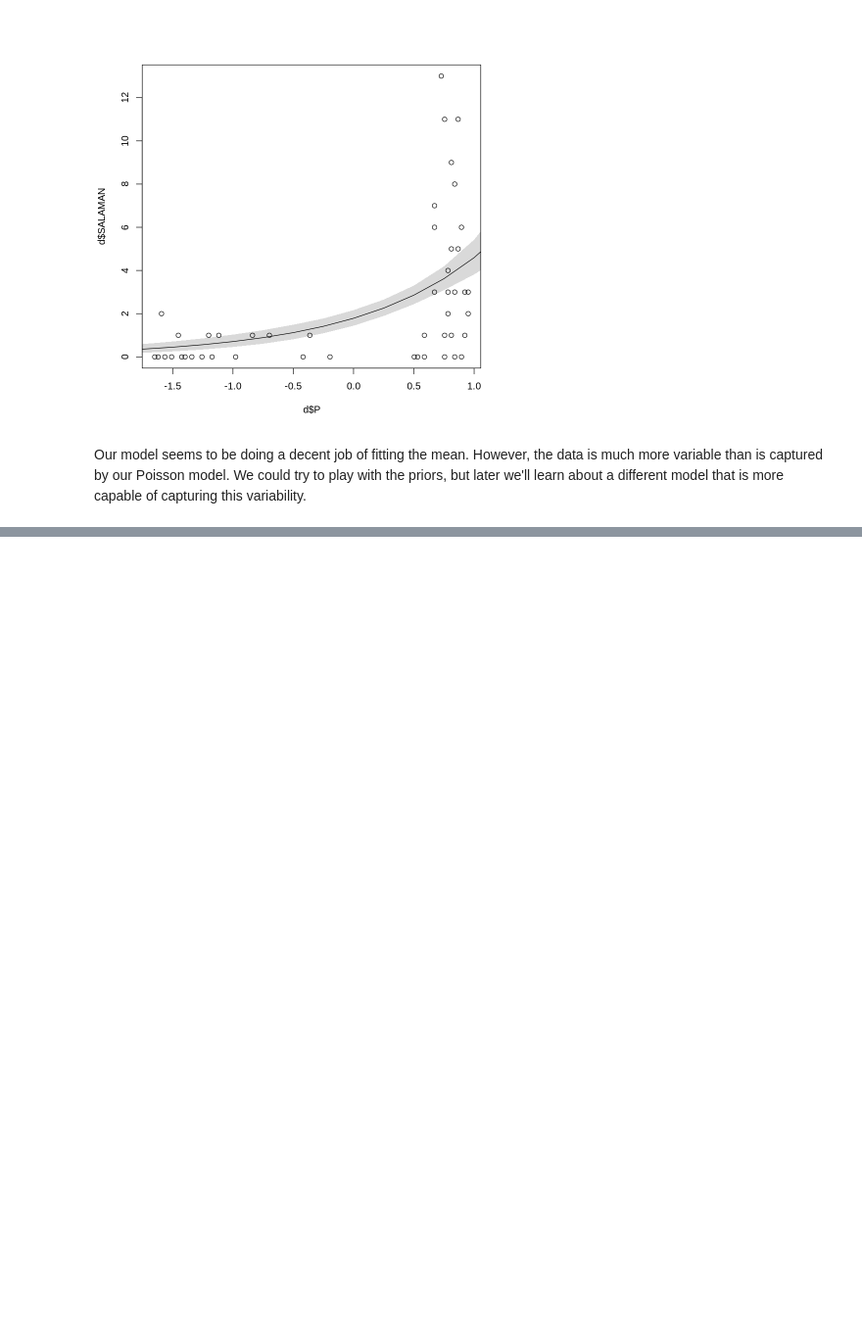
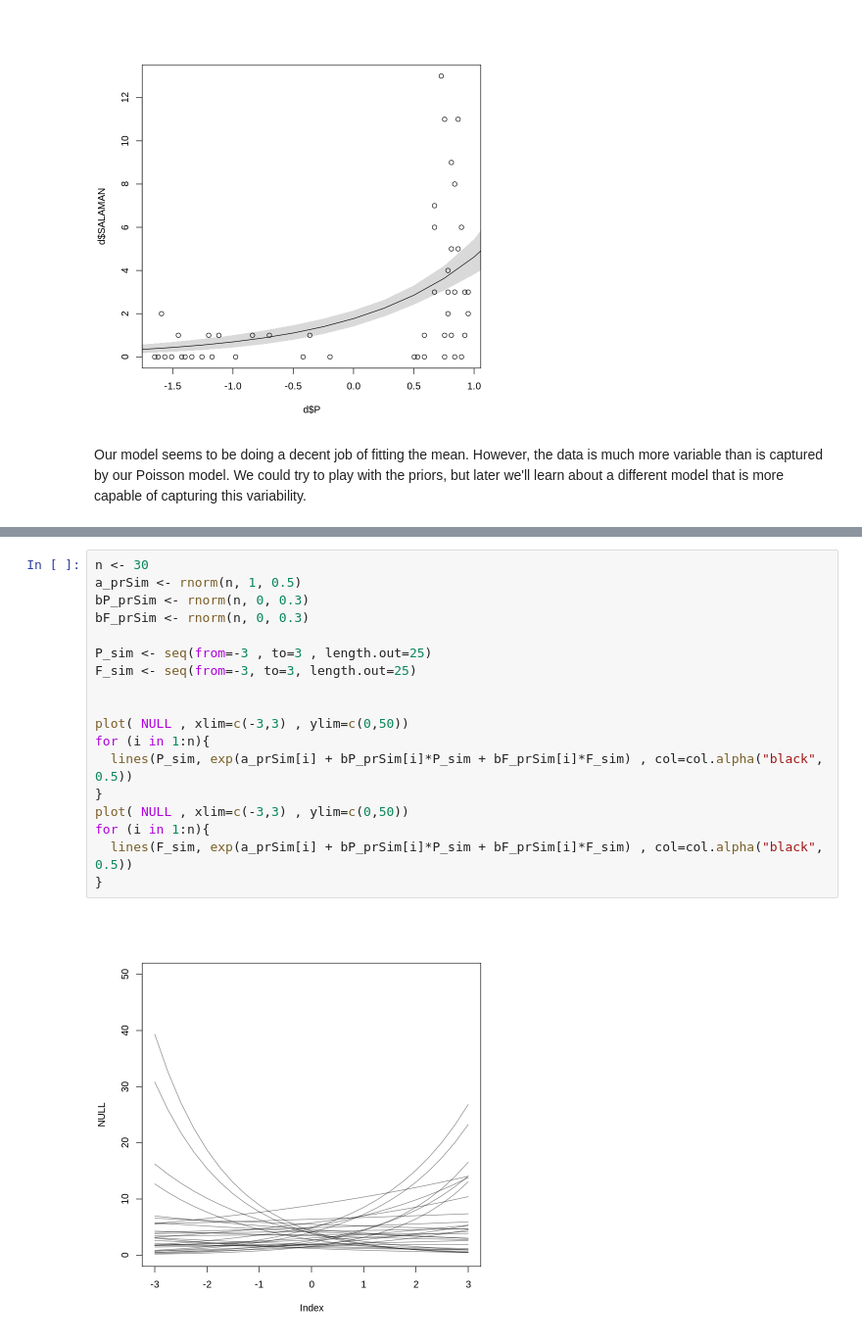
Before and after one commit to nicklausmillican/StatisticalRethinkingIISolutions, a Jupyter notebook: StatisticalRethinkingSolutions2_Ch11.ipynb, the cells around one changed output, grey strips where cells are left out. Shown: that part at 98% size. Cells and saved outputs as stored; diff of their text form; blank space fills up the shorter version.

```diff
--- a/StatisticalRethinkingSolutions2_Ch11.ipynb
+++ b/StatisticalRethinkingSolutions2_Ch11.ipynb
@@ -1131,0 +1138,20 @@ Our model seems to be doing a decent job of fitting the mean.  However, the data
+# %%
+n <- 30
+a_prSim <- rnorm(n, 1, 0.5)
+bP_prSim <- rnorm(n, 0, 0.3)
+bF_prSim <- rnorm(n, 0, 0.3)
+
+P_sim <- seq(from=-3 , to=3 , length.out=25)
+F_sim <- seq(from=-3, to=3, length.out=25)
+
+
+plot( NULL , xlim=c(-3,3) , ylim=c(0,50))
+for (i in 1:n){
+  lines(P_sim, exp(a_prSim[i] + bP_prSim[i]*P_sim + bF_prSim[i]*F_sim) , col=col.alpha("black", 0.5))
+}
+plot( NULL , xlim=c(-3,3) , ylim=c(0,50))
+for (i in 1:n){
+  lines(F_sim, exp(a_prSim[i] + bP_prSim[i]*P_sim + bF_prSim[i]*F_sim) , col=col.alpha("black", 0.5))
+}
+# %% [output]
+[figure, added]
```
Also changed, not shown: parts of 7 cells of this notebook.
